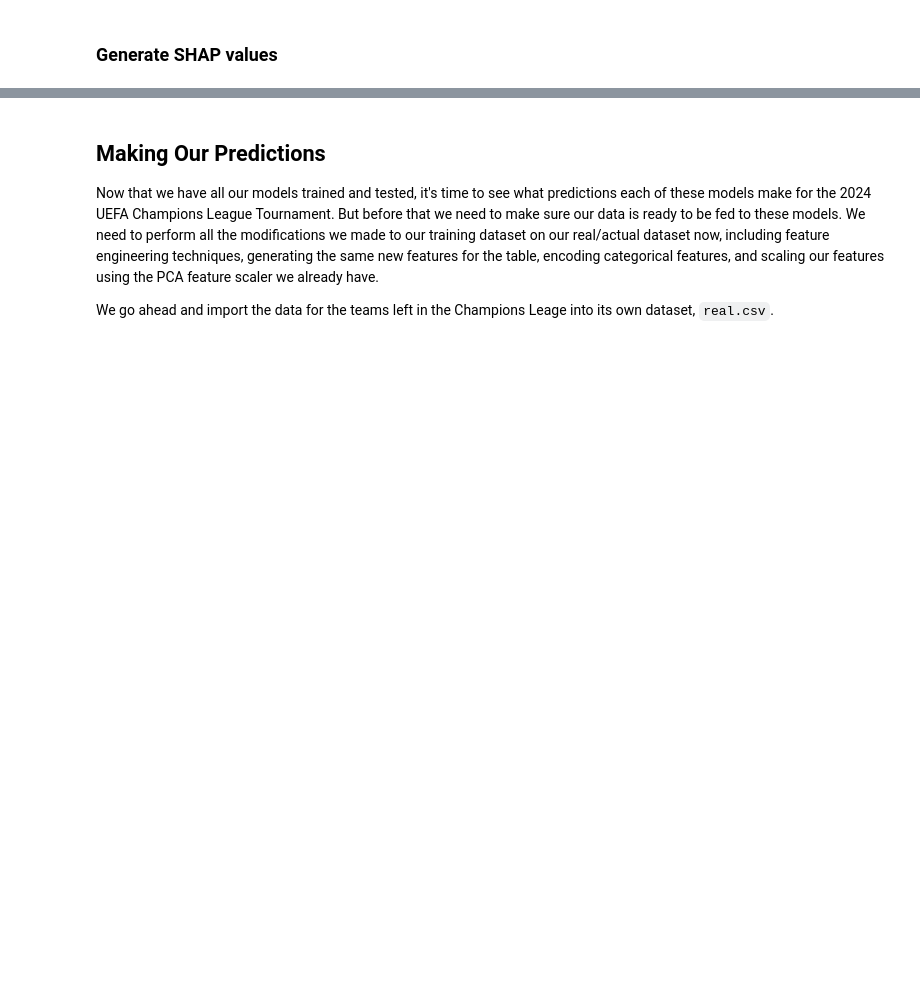
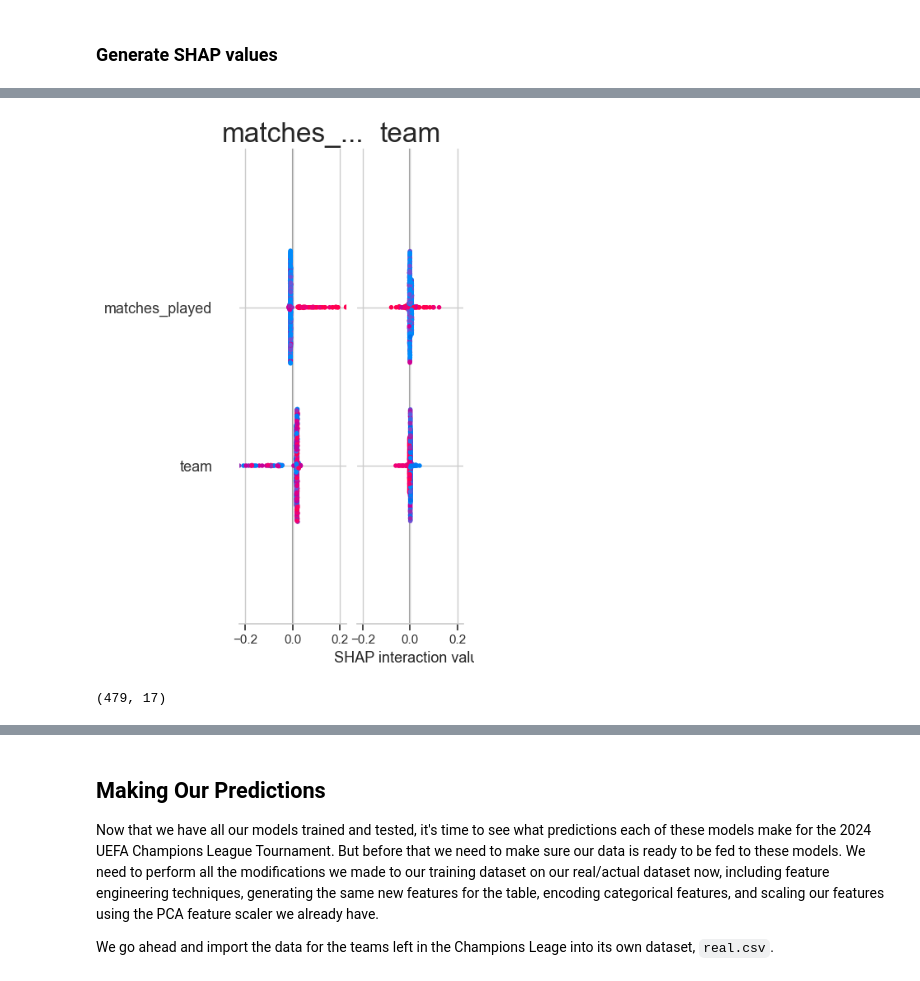
Before and after one commit to harrynwosu/champions-league, a Jupyter notebook: Project.ipynb, the cells around one changed output, grey strips where cells are left out. Drawn from its saved outputs; the diff is of its cells as text; code cells hidden in the pictures; blank space fills up the shorter version.

```diff
--- a/Project.ipynb
+++ b/Project.ipynb
@@ -1117,0 +1195,4 @@ Shape of each element: (7, 2)
+# %%
+shap.initjs()
+shap.summary_plot(shap_values, X_train, feature_names=X_train.columns)
+# %% [output]
@@ -1117,0 +1200,5 @@ Shape of each element: (7, 2)
+[figure, added]
+# %%
+X_train.shape
+# %% [output]
+(479, 17)
```
Also changed, not shown: parts of 22 cells of this notebook.
